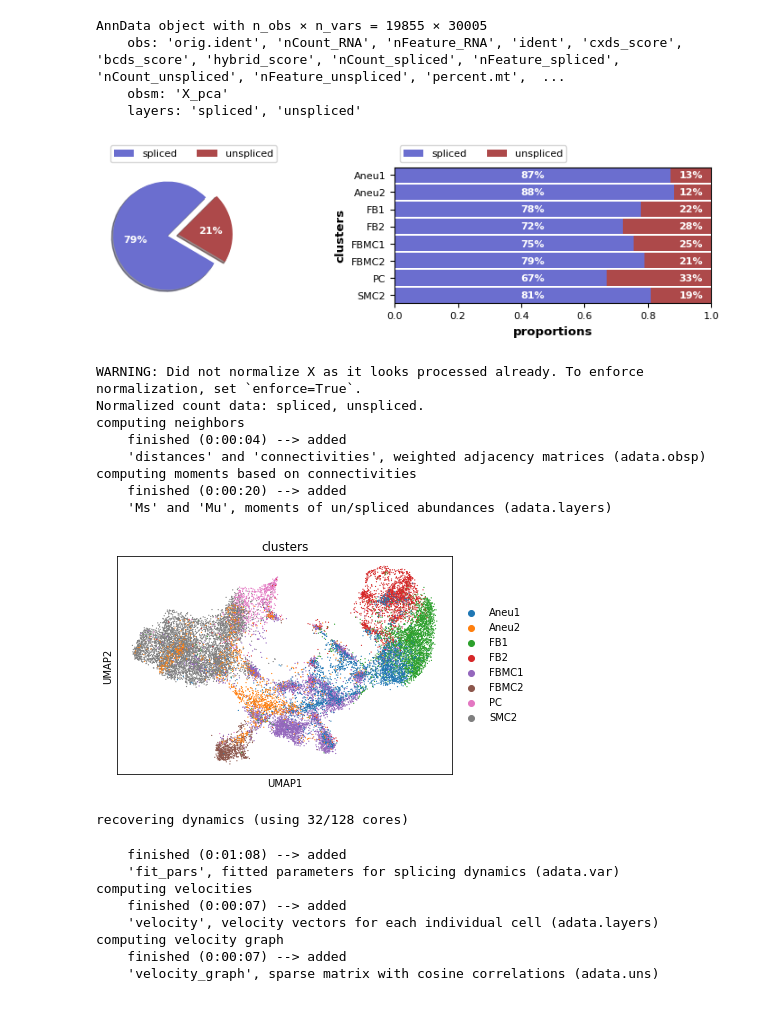
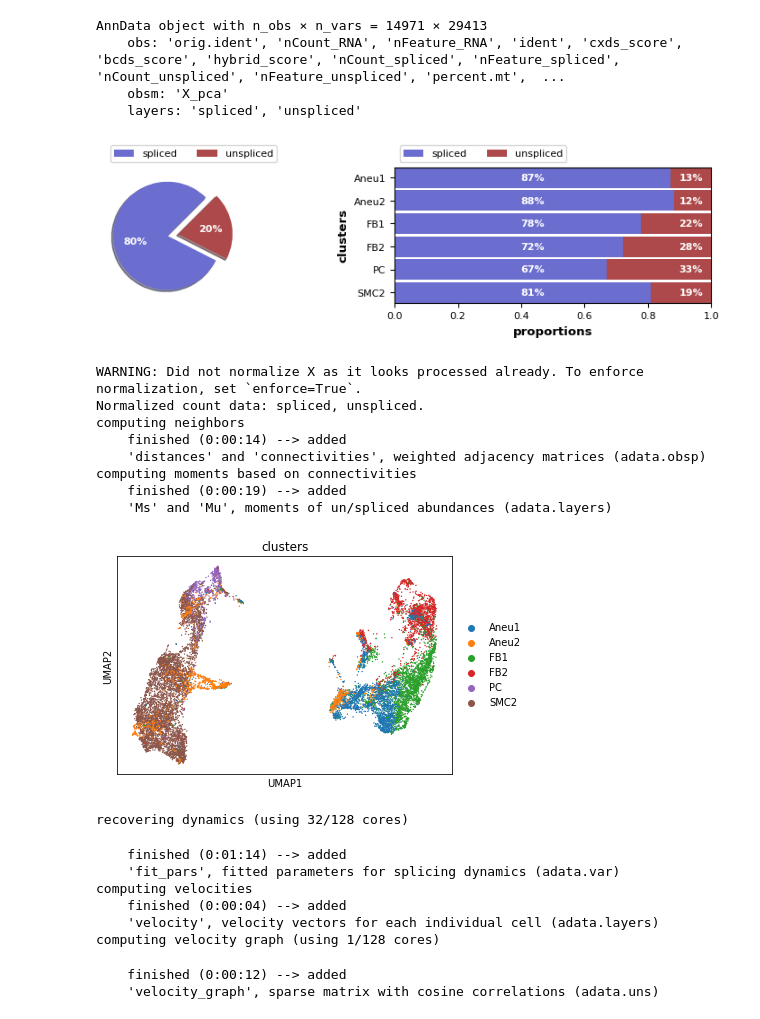
Before and after one commit to cnk113/analysis-scripts, a Jupyter notebook: ipynb/aneu_velo.ipynb, the cells around one changed output. Cells and saved outputs as stored; diff of their text form; code cells hidden in the pictures.

```diff
--- a/ipynb/aneu_velo.ipynb
+++ b/ipynb/aneu_velo.ipynb
@@ -2,32 +2,30 @@
 import scvelo as scv
 import scanpy as sc
 # %%
-adata = scv.read("/home/chang2/aneu.h5ad")
+adata = scv.read("/home/chang2/Aneu_paper/aneu.h5ad")
 # %%
 adata
 # %% [output]
-AnnData object with n_obs × n_vars = 19855 × 30005
+AnnData object with n_obs × n_vars = 14971 × 29413
     obs: 'orig.ident', 'nCount_RNA', 'nFeature_RNA', 'ident', 'cxds_score', 'bcds_score', 'hybrid_score', 'nCount_spliced', 'nFeature_spliced', 'nCount_unspliced', 'nFeature_unspliced', 'percent.mt',  ...
     obsm: 'X_pca'
     layers: 'spliced', 'unspliced'
 # %%
 scv.pl.proportions(adata, groupby='clusters')
 # %% [output]
-[figure, old version]
+[figure, new version]
 # %%
-#scv.pp.filter_and_normalize(adata, min_shared_counts=20, n_top_genes=2000, enforce=True)
 scv.pp.filter_genes(adata)
-sc.pp.normalize_total(adata, target_sum=1e4)#,layers_normalize={'X', 'spliced', 'unspliced'})
+sc.pp.normalize_total(adata, target_sum=1e4)
 sc.pp.log1p(adata)
-sc.pp.highly_variable_genes(adata, n_top_genes=2000)
-#scv.pp.pca(adata, n_comps=30)
-scv.pp.moments(adata, n_pcs=30, n_neighbors=20)
+sc.pp.highly_variable_genes(adata, n_top_genes=1000)
+scv.pp.moments(adata, n_pcs=30, n_neighbors=30)
 # %% [output]
 WARNING: Did not normalize X as it looks processed already. To enforce normalization, set `enforce=True`.
 Normalized count data: spliced, unspliced.
 computing neighbors
-    finished (0:00:04) --> added
+    finished (0:00:14) --> added
     'distances' and 'connectivities', weighted adjacency matrices (adata.obsp)
 computing moments based on connectivities
-    finished (0:00:20) --> added
+    finished (0:00:19) --> added
     'Ms' and 'Mu', moments of un/spliced abundances (adata.layers)
@@ -37,22 +32,22 @@ computing moments based on connectivities
 # %%
-sc.tl.umap(adata, min_dist=.15, spread = .3)
+sc.tl.umap(adata, min_dist=0, spread = 1)
 sc.pl.umap(adata, color=['clusters'])#, size=100)
 # %% [output]
-[figure, old version]
+[figure, new version]
 # %%
 scv.tl.recover_dynamics(adata, n_jobs=32)
 scv.tl.velocity(adata, mode='dynamical')
 scv.tl.velocity_graph(adata)
 # %% [output]
 recovering dynamics (using 32/128 cores)
-    finished (0:01:08) --> added
+    finished (0:01:14) --> added
     'fit_pars', fitted parameters for splicing dynamics (adata.var)
 computing velocities
-    finished (0:00:07) --> added
+    finished (0:00:04) --> added
     'velocity', velocity vectors for each individual cell (adata.layers)
-computing velocity graph
-    finished (0:00:07) --> added
-    'velocity_graph', sparse matrix with cosine correlations (adata.uns)
+computing velocity graph (using 1/128 cores)
+    finished (0:00:12) --> added
+    'velocity_graph', sparse matrix with cosine correlations (adata.uns)
 # %%
 scv.pl.velocity_embedding_stream(adata, basis='umap', legend_loc='right margin', dpi=200,
                                  linewidth=2, color=['clusters', "Condition"])#, alpha=.7, size=200,frameon=True, xlim=(-2,12), ylim=(-1,12))
```
Also changed, not shown: parts of 14 cells of this notebook, 4 other files.
